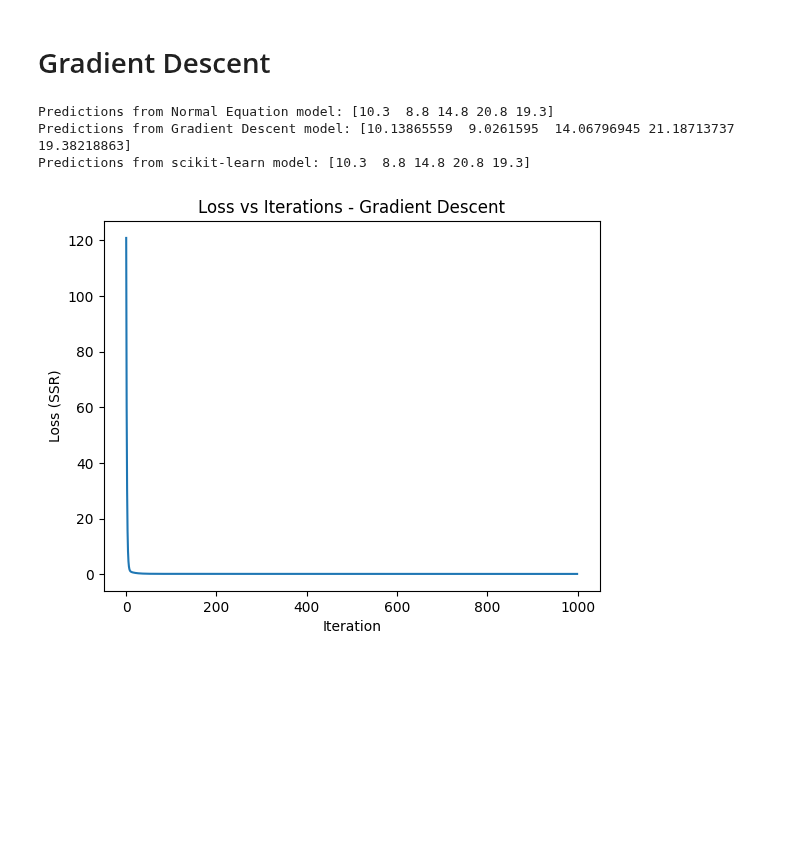
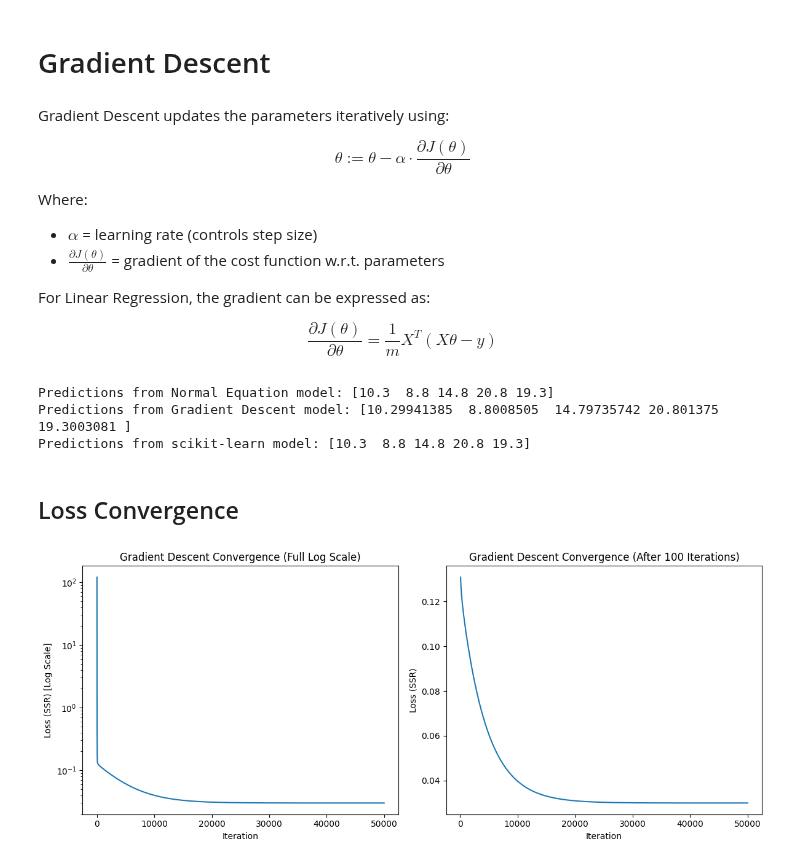
Before and after one commit to NishivSingh/ML-Algorithms-Implementation-From-Scratch, a Jupyter notebook: Regression/LinearRegression/LinearRegression.ipynb, the cells around one changed output. Cells and saved outputs as stored; diff of their text form; code cells hidden in the pictures; blank space fills up the shorter version.

Commit message:
Added models comparison and loss curve

```diff
--- a/Regression/LinearRegression/LinearRegression.ipynb
+++ b/Regression/LinearRegression/LinearRegression.ipynb
@@ -98,6 +98,22 @@ Learned Weights from scikit-learn model: [4.300000000000001, 0.9999999999999998,
 The tiny differences (e.g., 5.68e-14 or -6.27e-16) are due to floating-point precision.
 # %% [markdown]
 # Gradient Descent
+# %% [markdown]
+Gradient Descent updates the parameters iteratively using:
+
+$$
+\theta := \theta - \alpha \cdot \frac{\partial J(\theta)}{\partial \theta}
+$$
+
+Where:
+- $\alpha$ = learning rate (controls step size)
+- $\frac{\partial J(\theta)}{\partial \theta}$ = gradient of the cost function w.r.t. parameters
+
+For Linear Regression, the gradient can be expressed as:
+
+$$
+\frac{\partial J(\theta)}{\partial \theta} = \frac{1}{m} X^T (X\theta - y)
+$$
 # %%
 class LinearRegression_GD:
 
@@ -145,7 +161,7 @@ predictions_ne = model_ne.predict(X)
 print("Predictions from Normal Equation model:", predictions_ne)
 
 # Implemented Linear Regression Model (Gradient Descent)
-model_gd = LinearRegression_GD(alpha = 0.01, max_iter = 1000, tol = 1e-10)
+model_gd = LinearRegression_GD(alpha = 0.01, max_iter = 50000, tol = 1e-10)
 model_gd.fit(X, y)
 predictions_gd = model_gd.predict(X)
 
@@ -159,13 +175,29 @@ predictions_sklearn = model_sklearn.predict(X)
 print("Predictions from scikit-learn model:", predictions_sklearn)
 # %% [output]
 Predictions from Normal Equation model: [10.3  8.8 14.8 20.8 19.3]
-Predictions from Gradient Descent model: [10.13865559  9.0261595  14.06796945 21.18713737 19.38218863]
+Predictions from Gradient Descent model: [10.29941385  8.8008505  14.79735742 20.801375   19.3003081 ]
 Predictions from scikit-learn model: [10.3  8.8 14.8 20.8 19.3]
+# %% [markdown]
+## Loss Convergence
 # %%
-plt.plot(model_gd.loss_history)
-plt.xlabel("Iteration")
-plt.ylabel("Loss (SSR)")
-plt.title("Loss vs Iterations - Gradient Descent")
+# Full log-scale loss curve
+fig, axes = plt.subplots(1, 2, figsize=(12, 5))
+
+# Log scale plot for overall trend
+axes[0].plot(model_gd.loss_history)
+axes[0].set_yscale("log")
+axes[0].set_xlabel("Iteration")
+axes[0].set_ylabel("Loss (SSR) [Log Scale]")
+axes[0].set_title("Gradient Descent Convergence (Full Log Scale)")
+
+# Zoomed-in plot for final convergence phase
+skip = 100  # skip first iterations
+axes[1].plot(range(skip, len(model_gd.loss_history)), model_gd.loss_history[skip:])
+axes[1].set_xlabel("Iteration")
+axes[1].set_ylabel("Loss (SSR)")
+axes[1].set_title(f"Gradient Descent Convergence (After {skip} Iterations)")
+
+plt.tight_layout()
 plt.show()
 # %% [output]
-[figure, old version]
+[figure, new version]
```
Also changed, not shown: parts of 3 cells of this notebook.
